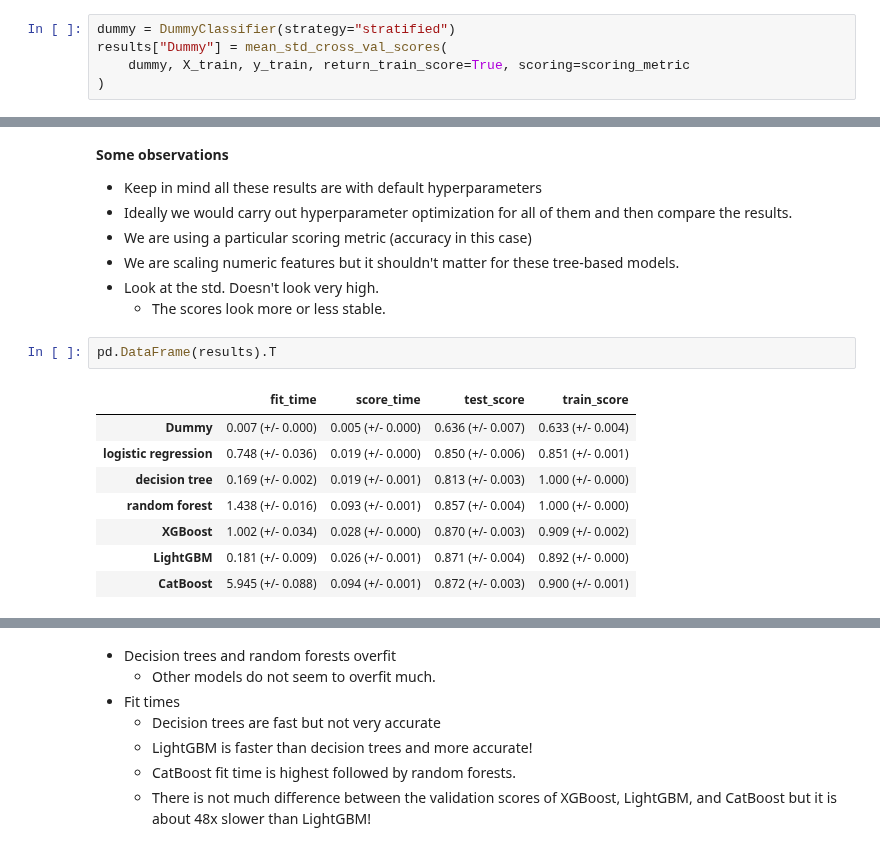
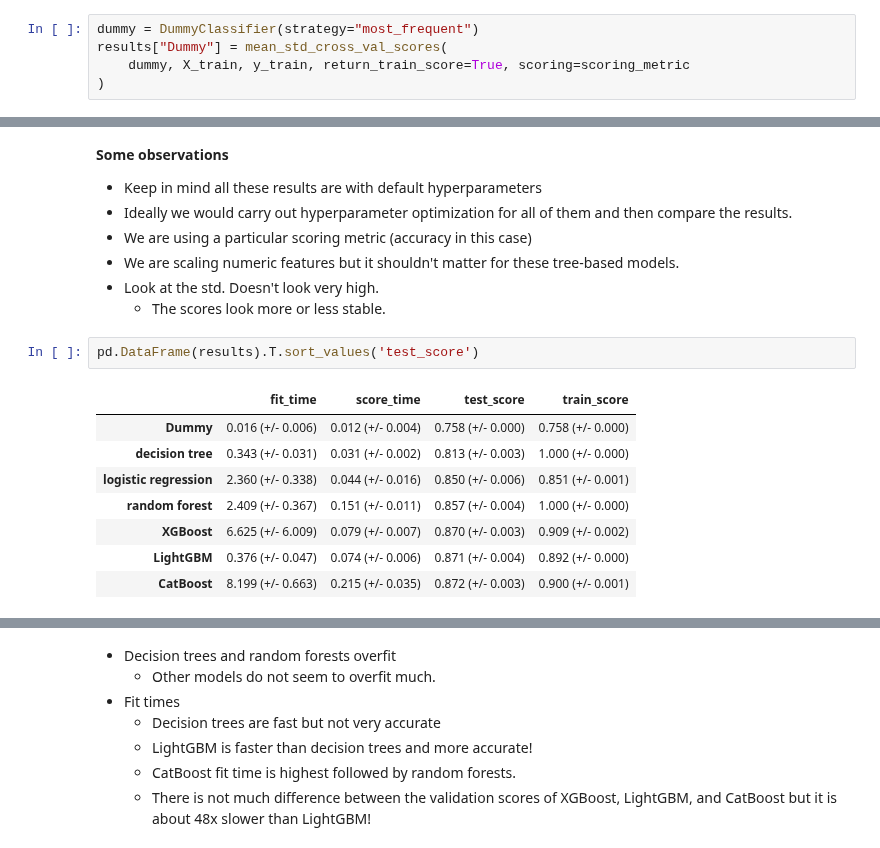
Before and after one commit to UBC-CS/cpsc330-2023s, a Jupyter notebook: lectures/11_ensembles.ipynb, the cells around one changed output, grey strips where cells are left out. Saved outputs shown, nothing was run; the diff lists cells and outputs as text.

```diff
--- a/lectures/11_ensembles.ipynb
+++ b/lectures/11_ensembles.ipynb
@@ -519,7 +487,7 @@ warnings.simplefilter(action="ignore", category=UserWarning)
 # %%
 results = {}
 # %%
-dummy = DummyClassifier(strategy="stratified")
+dummy = DummyClassifier(strategy="most_frequent")
 results["Dummy"] = mean_std_cross_val_scores(
     dummy, X_train, y_train, return_train_score=True, scoring=scoring_metric
 )
@@ -548,13 +516,13 @@ pd.DataFrame(results).T
 - Look at the std. Doesn't look very high.
     - The scores look more or less stable.
 # %%
-pd.DataFrame(results).T
+pd.DataFrame(results).T.sort_values('test_score')
 # %% [output]
 |  | fit_time | score_time | test_score | train_score |
-| Dummy | 0.007 (+/- 0.000) | 0.005 (+/- 0.000) | 0.636 (+/- 0.007) | 0.633 (+/- 0.004) |
-| logistic regression | 0.748 (+/- 0.036) | 0.019 (+/- 0.000) | 0.850 (+/- 0.006) | 0.851 (+/- 0.001) |
-| decision tree | 0.169 (+/- 0.002) | 0.019 (+/- 0.001) | 0.813 (+/- 0.003) | 1.000 (+/- 0.000) |
-| random forest | 1.438 (+/- 0.016) | 0.093 (+/- 0.001) | 0.857 (+/- 0.004) | 1.000 (+/- 0.000) |
-| XGBoost | 1.002 (+/- 0.034) | 0.028 (+/- 0.000) | 0.870 (+/- 0.003) | 0.909 (+/- 0.002) |
-| LightGBM | 0.181 (+/- 0.009) | 0.026 (+/- 0.001) | 0.871 (+/- 0.004) | 0.892 (+/- 0.000) |
-| CatBoost | 5.945 (+/- 0.088) | 0.094 (+/- 0.001) | 0.872 (+/- 0.003) | 0.900 (+/- 0.001) |
+| Dummy | 0.016 (+/- 0.006) | 0.012 (+/- 0.004) | 0.758 (+/- 0.000) | 0.758 (+/- 0.000) |
+| decision tree | 0.343 (+/- 0.031) | 0.031 (+/- 0.002) | 0.813 (+/- 0.003) | 1.000 (+/- 0.000) |
+| logistic regression | 2.360 (+/- 0.338) | 0.044 (+/- 0.016) | 0.850 (+/- 0.006) | 0.851 (+/- 0.001) |
+| random forest | 2.409 (+/- 0.367) | 0.151 (+/- 0.011) | 0.857 (+/- 0.004) | 1.000 (+/- 0.000) |
+| XGBoost | 6.625 (+/- 6.009) | 0.079 (+/- 0.007) | 0.870 (+/- 0.003) | 0.909 (+/- 0.002) |
+| LightGBM | 0.376 (+/- 0.047) | 0.074 (+/- 0.006) | 0.871 (+/- 0.004) | 0.892 (+/- 0.000) |
+| CatBoost | 8.199 (+/- 0.663) | 0.215 (+/- 0.035) | 0.872 (+/- 0.003) | 0.900 (+/- 0.001) |
```
Also changed, not shown: parts of 66 cells of this notebook.
